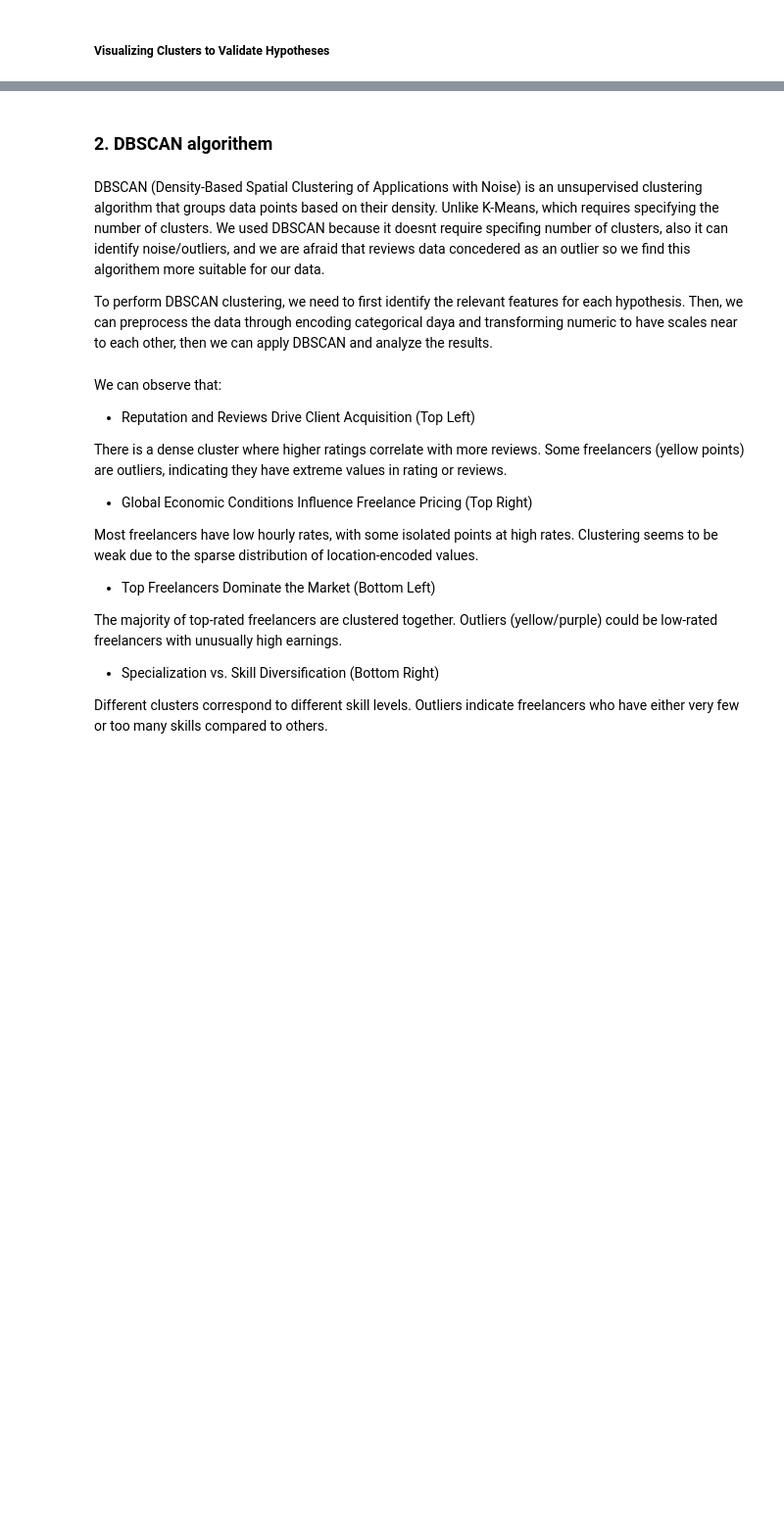
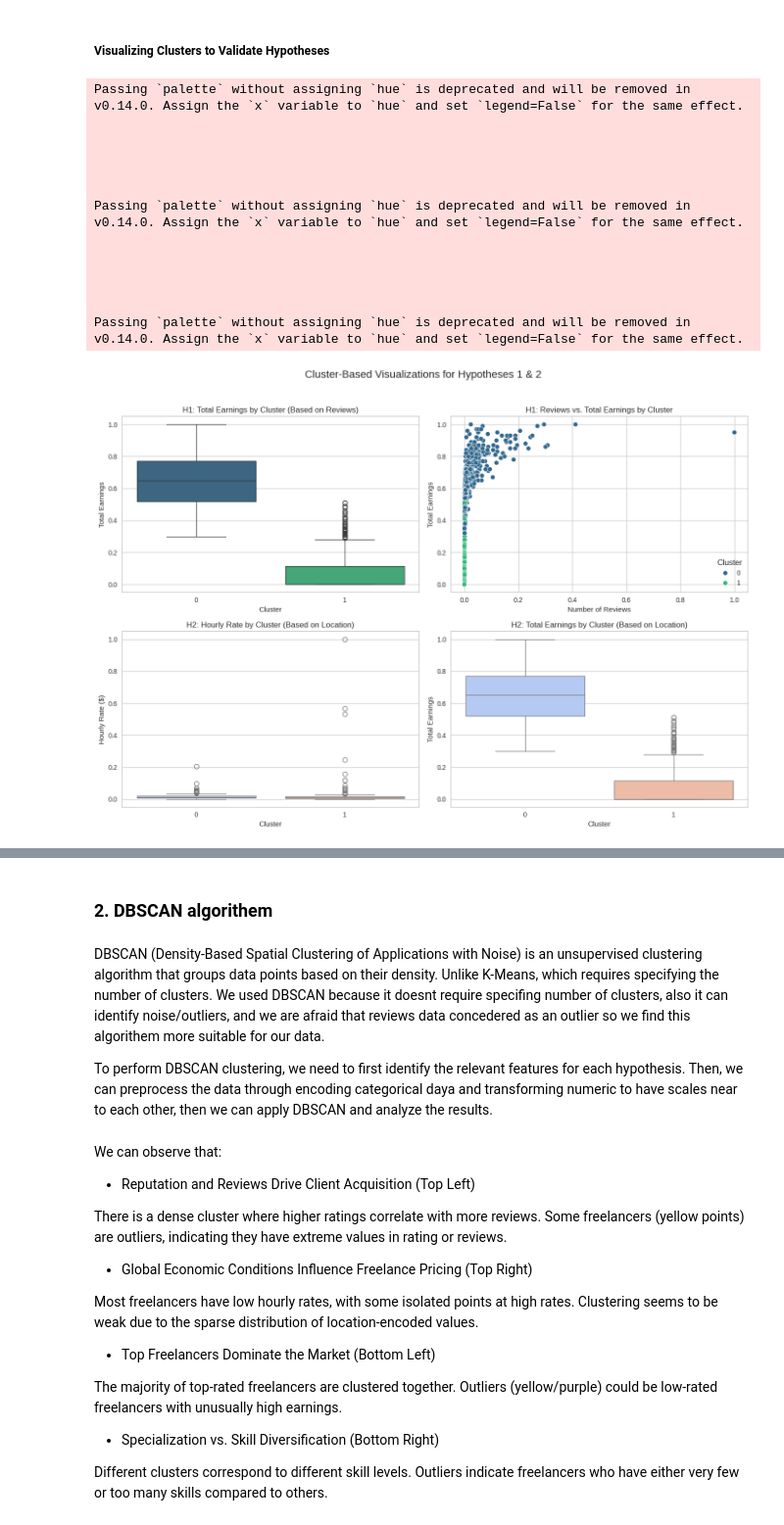
Before and after one commit to iRoseM/Freelancing-Trends--IT362, a Jupyter notebook: IT362_groub_6.ipynb, the cells around one changed output, grey strips where cells are left out. Shown at 98% size. Saved outputs shown, nothing was run; the diff lists cells and outputs as text; code cells hidden in the pictures; blank space fills up the shorter version.

```diff
--- a/IT362_groub_6.ipynb
+++ b/IT362_groub_6.ipynb
@@ -1859,72 +2242,63 @@ In summary, Cluster 1 represents well-established freelancers with strong reputa
 # %%
 import matplotlib.pyplot as plt
 import seaborn as sns
 
 
-# Define numerical columns
-numerical_columns = ["Hourly Rate", "Rating", "Reviews", "Total Earnings"]
+# # Define numerical columns
+# numerical_columns = ["Hourly Rate","Reviews", "Total Earnings"]
 
-# Revert Min-Max Scaling directly on the existing dataframe for visualization
-df[numerical_columns] = df[numerical_columns] * (original_max_values - original_min_values) + original_min_values
+# # Revert Min-Max Scaling directly on the existing dataframe for visualization
+# df[numerical_columns] = df[numerical_columns] * (original_max_values - original_min_values) + original_min_values
 
-# Ensure "Reviews" is integer-based
-df["Reviews"] = df["Reviews"].fillna(0).astype(int)
+# # Ensure "Reviews" is integer-based
+# df["Reviews"] = df["Reviews"].fillna(0).astype(int)
 
 
-# Create a figure with 4 rows (one per hypothesis) and 2 columns
-fig, axes = plt.subplots(4, 2, figsize=(14, 16))
+# Plotting Hypotheses
+fig, axes = plt.subplots(2, 2, figsize=(14, 10))
+fig.suptitle('Cluster-Based Visualizations for Hypotheses 1 & 2', fontsize=16)
 
 # =========================
-# Hypothesis 1: Reputation & Reviews → (Row 1)
+# Hypothesis 1: Reviews vs. Total Earnings→ (Row 1)
 # =========================
 sns.boxplot(x="Cluster", y="Total Earnings", data=df, palette="viridis", ax=axes[0, 0])
-axes[0, 0].set_title("Hypothesis 1: Total Earnings by Cluster (Reputation & Reviews)")
+axes[0, 0].set_title("H1: Total Earnings by Cluster (Based on Reviews)")
 axes[0, 0].set_xlabel("Cluster")
 axes[0, 0].set_ylabel("Total Earnings")
 
 sns.scatterplot(data=df, x="Reviews", y="Total Earnings", hue="Cluster", palette="viridis", ax=axes[0, 1])
-axes[0, 1].set_title("Hypothesis 1: Reviews vs. Total Earnings by Cluster")
+axes[0, 1].set_title("H1: Reviews vs. Total Earnings by Cluster")
 axes[0, 1].set_xlabel("Number of Reviews")
 axes[0, 1].set_ylabel("Total Earnings")
 
 # =========================
-# Hypothesis 2: Economic Conditions & Pricing → (Row 2)
+# Hypothesis 2: Economic Conditions Proxy (Hourly Rate + Earnings)→ (Row 2)
 # =========================
 sns.boxplot(x="Cluster", y="Hourly Rate", data=df, palette="coolwarm", ax=axes[1, 0])
-axes[1, 0].set_title("Hypothesis 2: Hourly Rate by Cluster (Economic Influence)")
+axes[1, 0].set_title("H2: Hourly Rate by Cluster (Based on Location)")
 axes[1, 0].set_xlabel("Cluster")
 axes[1, 0].set_ylabel("Hourly Rate ($)")
 
-sns.histplot(data=df, x="Hourly Rate", hue="Cluster", bins=30, kde=True, palette="coolwarm", ax=axes[1, 1])
-axes[1, 1].set_title("Hypothesis 2: Hourly Rate Distribution by Cluster")
-axes[1, 1].set_xlabel("Hourly Rate ($)")
-axes[1, 1].set_ylabel("Frequency")
-
-# =========================
-# Hypothesis 3: Top Freelancers Dominate → (Row 3)
-# =========================
-sns.histplot(data=df, x="Total Earnings", hue="Cluster", bins=30, kde=True, palette="magma", ax=axes[2, 0])
-axes[2, 0].set_title("Hypothesis 3: Total Earnings Distribution Across Clusters")
-axes[2, 0].set_xlabel("Total Earnings")
-axes[2, 0].set_ylabel("Frequency")
-
-df.groupby("Cluster")["Total Earnings"].sum().plot(kind="pie", autopct="%1.1f%%", cmap="coolwarm", ax=axes[2, 1])
-axes[2, 1].set_title("Hypothesis 3: Total Earnings by Cluster")
-axes[2, 1].set_ylabel("")  # Hide y-label for better visualization
-
-# =========================
-# Hypothesis 4: Specialization vs. Diversification → (Row 4)
-# =========================
-sns.scatterplot(data=df, x="Skills", y="Total Earnings", hue="Cluster", palette="viridis", ax=axes[3, 0])
-axes[3, 0].set_title("Hypothesis 4: Skills vs. Total Earnings by Cluster")
-axes[3, 0].set_xlabel("Number of Skills")
-axes[3, 0].set_ylabel("Total Earnings")
-
-sns.boxplot(x="Skills", y="Total Earnings", data=df, palette="coolwarm", ax=axes[3, 1])
-axes[3, 1].set_title("Hypothesis 4: Total Earnings by Skills Count")
-axes[3, 1].set_xlabel("Number of Skills")
-axes[3, 1].set_ylabel("Total Earnings")
+sns.boxplot(x="Cluster", y="Total Earnings", data=df, palette="coolwarm", ax=axes[1, 1])
+axes[1, 1].set_title("H2: Total Earnings by Cluster (Based on Location)")
+axes[1, 1].set_xlabel("Cluster")
+axes[1, 1].set_ylabel("Total Earnings")
 
 # Adjust layout for better spacing
-plt.tight_layout()
+plt.tight_layout(rect=[0, 0, 1, 0.96])
 plt.show()
+# %% [output]
+Passing `palette` without assigning `hue` is deprecated and will be removed in v0.14.0. Assign the `x` variable to `hue` and set `legend=False` for the same effect.
+
+
+
+
+
+Passing `palette` without assigning `hue` is deprecated and will be removed in v0.14.0. Assign the `x` variable to `hue` and set `legend=False` for the same effect.
+
+
+
+
+
+Passing `palette` without assigning `hue` is deprecated and will be removed in v0.14.0. Assign the `x` variable to `hue` and set `legend=False` for the same effect.
+[figure, added]
```
Also changed, not shown: parts of 49 cells of this notebook.
